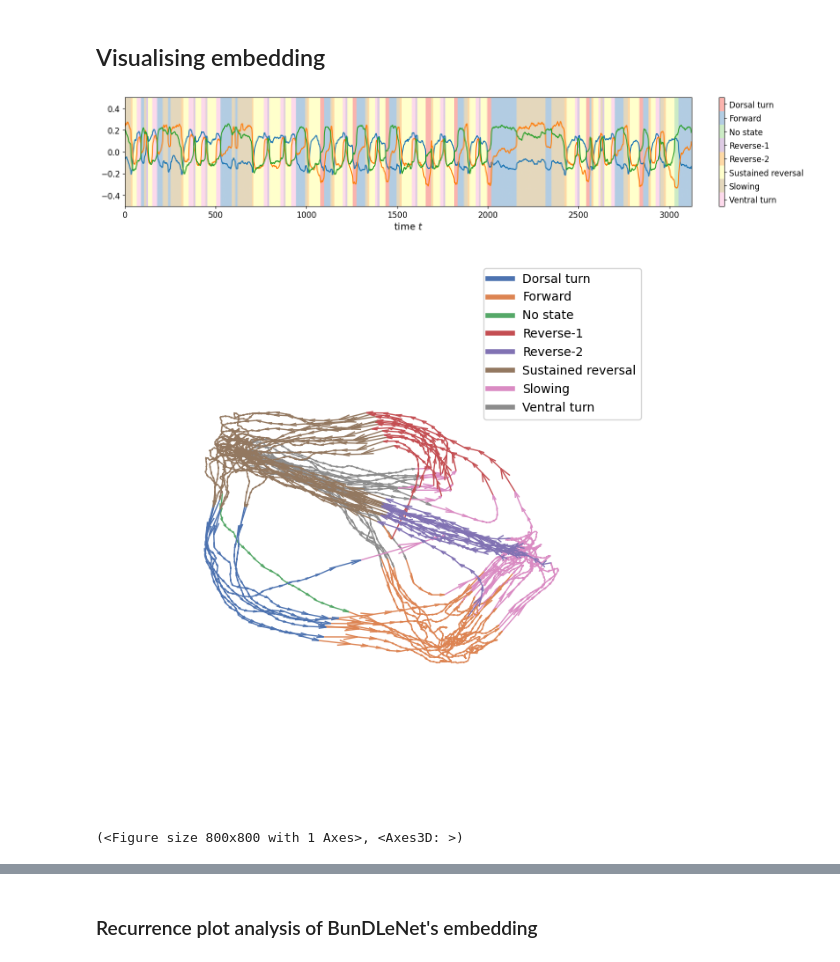
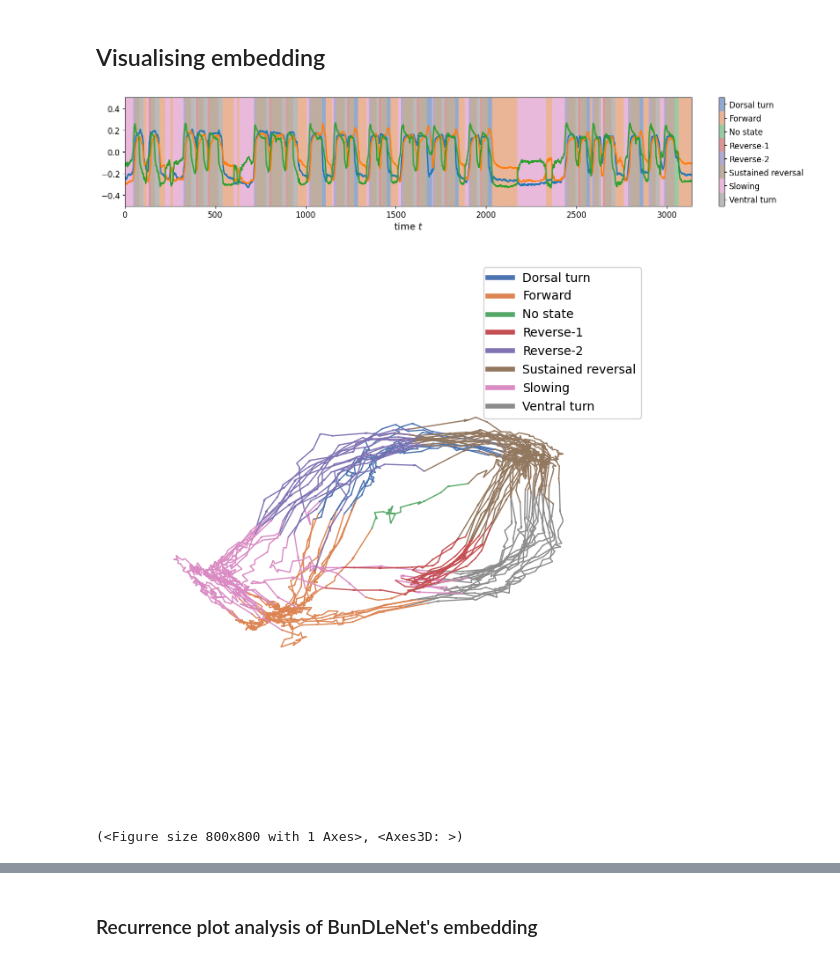
Before and after one commit to neuroinformatics-uni-vienna/NC-MCM, a Jupyter notebook: demos/bundlenet_on_discrete_behaviour.ipynb, the cells around one changed output, grey strips where cells are left out. Saved outputs shown, nothing was run; the diff lists cells and outputs as text; code cells hidden in the pictures.

```diff
--- a/demos/bundlenet_on_discrete_behaviour.ipynb
+++ b/demos/bundlenet_on_discrete_behaviour.ipynb
@@ -42,7 +42,7 @@ plotting_neuronal_behavioural(x, b, b_names=data.behaviour_names)
 ## Preprocess data and embed with BunDLe-Net
 # %%
 # Prepare data for BunDLe Net
-x_, b_ = prep_data(x, b, win=15)
+x_, b_ = prep_data(x, b, win=1)
 
 # Deploy BunDLe Net
 model = BunDLeNet(latent_dim=3, num_behaviour=len(data.behaviour_names), input_shape=x_.shape)
@@ -53,7 +53,7 @@ loss_array, _ = train_model(
     b_type='discrete',
     gamma=0.9,
     learning_rate=0.001,
-    n_epochs=1000
+    n_epochs=500
 )
 # %% [markdown]
 
@@ -78,14 +78,14 @@ y0_ = model_inference(x_, model)
 # %%
 # Plotting latent space dynamics
 vis = LatentSpaceVisualiser(y0_, b_, data.behaviour_names)
-vis.plot_latent_timeseries()
+vis.plot_latent_timeseries(filename = f'../figures/latent_time_series_{algorithm}_worm_{worm_num}.png')
 # %% [output]
-[figure, old version]
+[figure, new version]
 # %%
 %matplotlib inline
-vis.plot_phase_space()
+vis.plot_phase_space(filename = f'../figures/phase_space_dynamics_{algorithm}_worm_{worm_num}.png')
 # %% [output]
-[figure, old version]
+[figure, new version]
 (<Figure size 800x800 with 1 Axes>, <Axes3D: >)
 # %%
 ### Run to produce rotating 3-D plot
```
Also changed, not shown: parts of 6 cells of this notebook, 6 other files.
